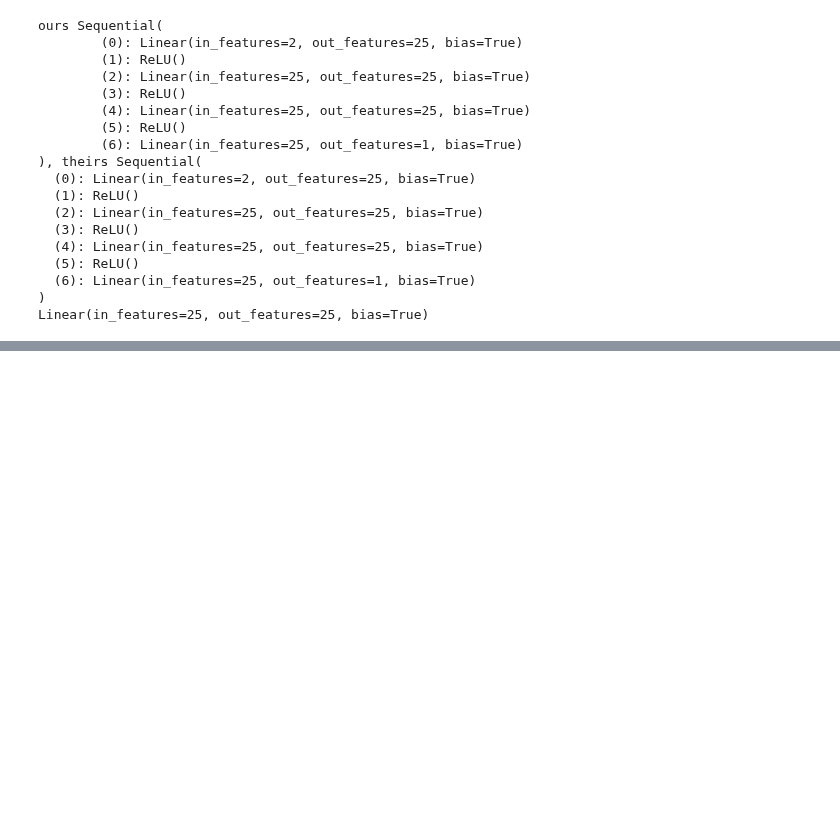
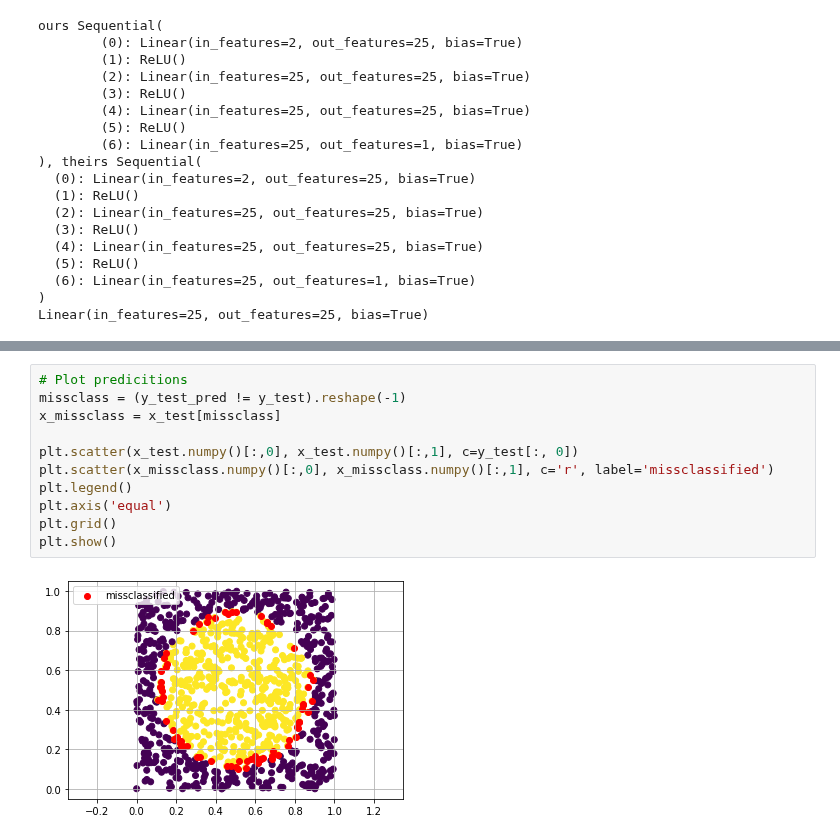
Before and after one commit to puckvg/EE-559-Team, a Jupyter notebook: Project2/test_sequential.ipynb, the cells around one changed output, grey strips where cells are left out. Saved outputs shown, nothing was run; the diff lists cells and outputs as text; blank space fills up the shorter version.

Commit message:
added plotting to test_sequential

```diff
--- a/Project2/test_sequential.ipynb
+++ b/Project2/test_sequential.ipynb
@@ -101,3 +101,16 @@ Test error rate: 4.400000095367432%
+# %%
+# Plot predicitions
+missclass = (y_test_pred != y_test).reshape(-1)
+x_missclass = x_test[missclass]
+
+plt.scatter(x_test.numpy()[:,0], x_test.numpy()[:,1], c=y_test[:, 0])
+plt.scatter(x_missclass.numpy()[:,0], x_missclass.numpy()[:,1], c='r', label='missclassified')
+plt.legend()
+plt.axis('equal')
+plt.grid()
+plt.show()
+# %% [output]
+[figure, added]
 # %%
 # Iterate over samples in x
 loss_fn_theirs = torch.nn.MSELoss()
```
Also changed, not shown: parts of 4 cells of this notebook, 1 other file.
